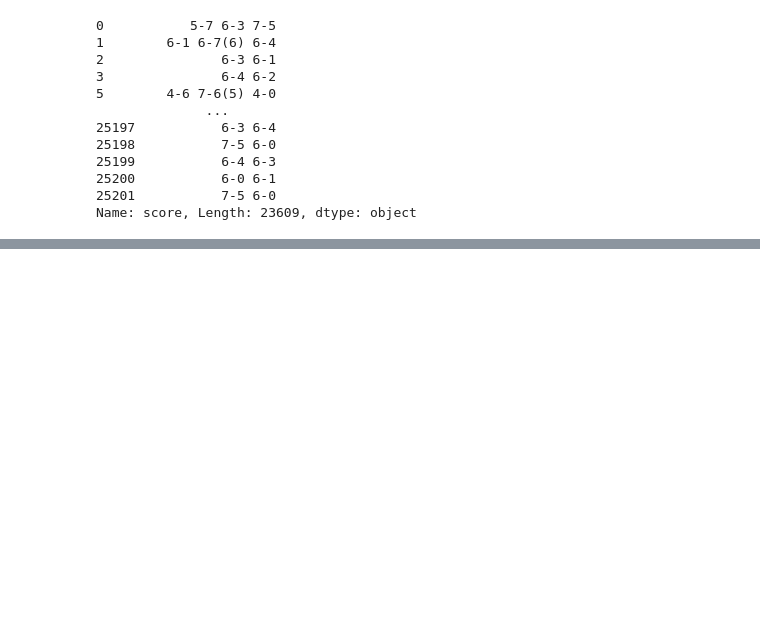
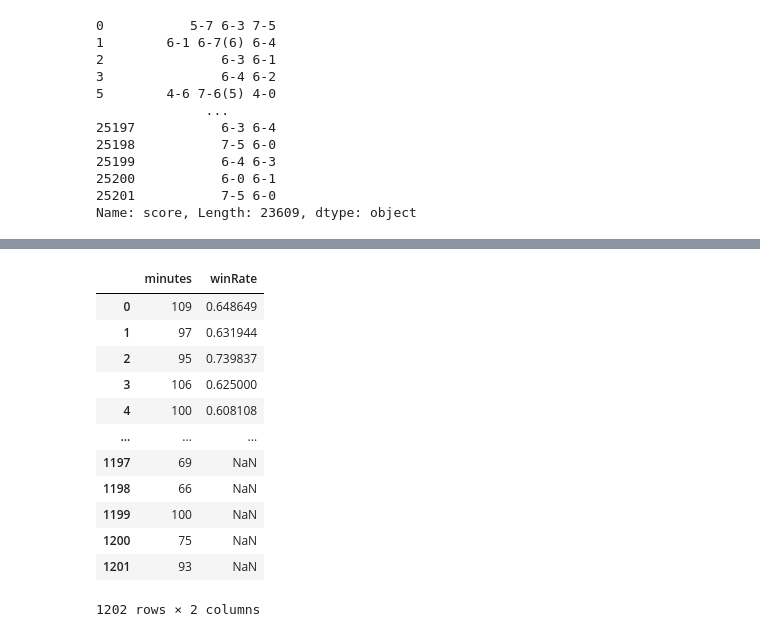
Before and after one commit to ssd2008/perm2024, a Jupyter notebook: workzone.ipynb, the cells around one changed output, grey strips where cells are left out. Drawn from its saved outputs; the diff is of its cells as text; code cells hidden in the pictures; blank space fills up the shorter version.

```diff
--- a/workzone.ipynb
+++ b/workzone.ipynb
@@ -462,0 +580,25 @@ winRateByMinutes
+# %%
+res['minutes'] = res['minutes'].astype(int)
+df = res[['minutes', 'winRate']]
+df.reset_index(drop=True, inplace=True)
+# corr_matrix = df.corr()
+#
+# plt.figure(figsize=(8, 6))
+# sns.heatmap(corr_matrix, annot=True, cmap='coolwarm', linewidths=.5)
+# plt.title('Correlation Matrix')
+# plt.show()
+df
+# %% [output]
+|  | minutes | winRate |
+| 0 | 109 | 0.648649 |
+| 1 | 97 | 0.631944 |
+| 2 | 95 | 0.739837 |
+| 3 | 106 | 0.625000 |
+| 4 | 100 | 0.608108 |
+| ... | ... | ... |
+| 1197 | 69 | NaN |
+| 1198 | 66 | NaN |
+| 1199 | 100 | NaN |
+| 1200 | 75 | NaN |
+| 1201 | 93 | NaN |
+1202 rows × 2 columns
```
Also changed, not shown: parts of 21 cells of this notebook.
